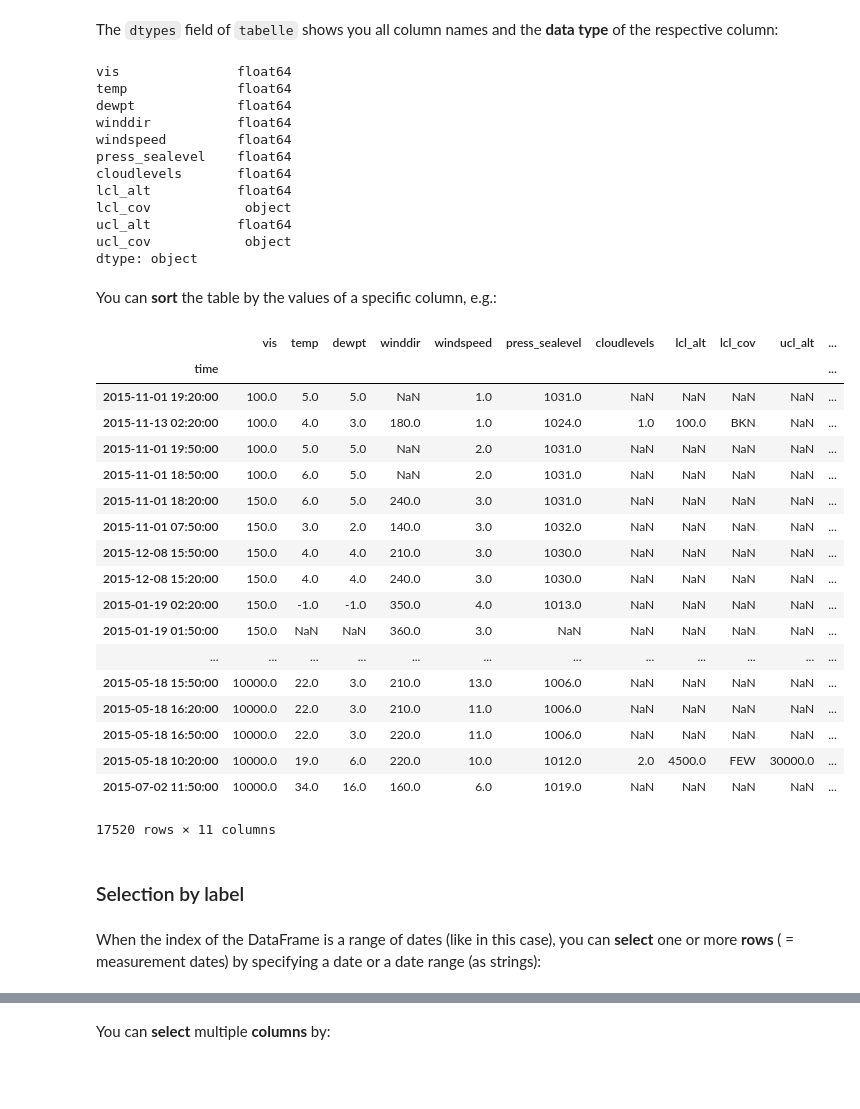
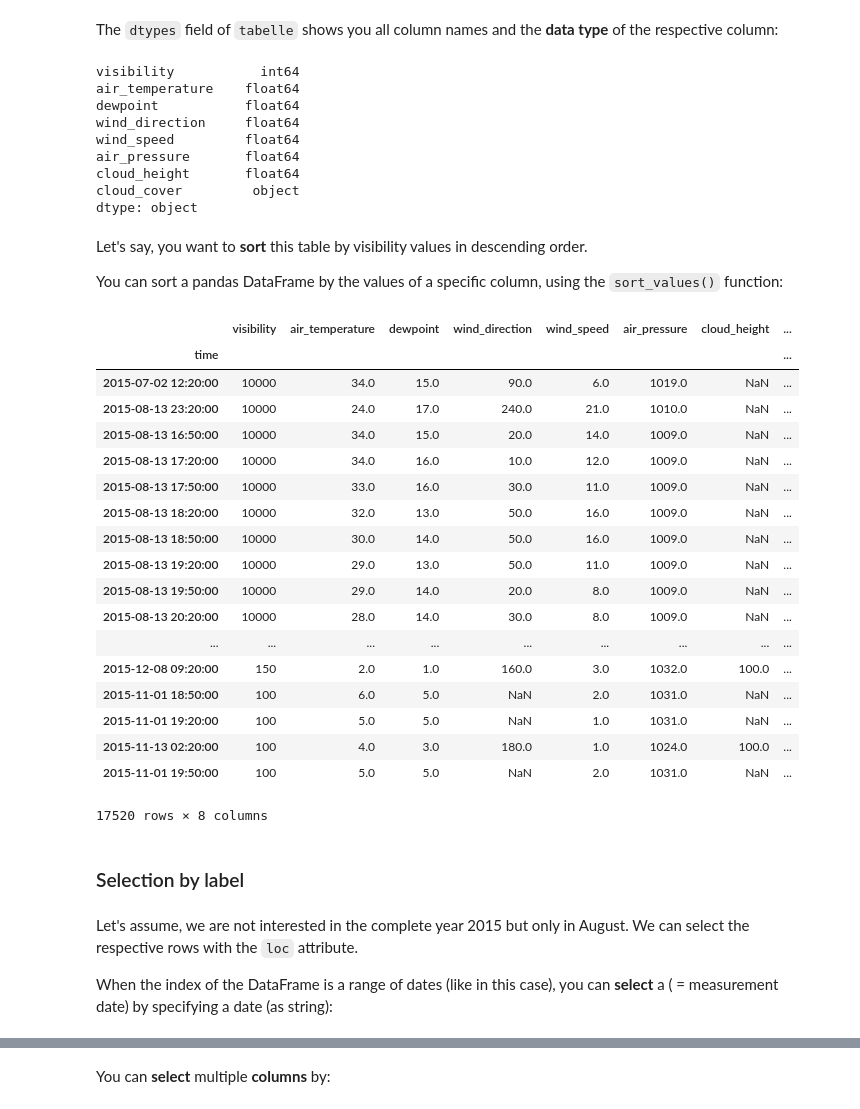
Before and after one commit to python-kurs/sommersemester_2019, a Jupyter notebook: content/units/S01E04.ipynb, the cells around one changed output, grey strips where cells are left out. Cells and saved outputs as stored; diff of their text form; code cells hidden in the pictures; blank space fills up the shorter version.

```diff
--- a/content/units/S01E04.ipynb
+++ b/content/units/S01E04.ipynb
@@ -16,5 +16,5 @@ Let's say we want to investigate the weather data recorded at the Frankfurt Inte
 First, we want to read the data:
 # %%
 import pandas as pd
-tabelle = pd.read_csv('../data/metar_frankfurt.csv',parse_dates=['time'],index_col="time")
+tabelle = pd.read_csv('../data/frankfurt_weather.csv',parse_dates=['time'],index_col="time",sep=",")
 # %% [markdown]
@@ -58,43 +64,44 @@ The `dtypes` field of `tabelle` shows you all column names and the **data type**
 # %%
 tabelle.dtypes
 # %% [output]
-vis               float64
-temp              float64
-dewpt             float64
-winddir           float64
-windspeed         float64
-press_sealevel    float64
-cloudlevels       float64
-lcl_alt           float64
-lcl_cov            object
-ucl_alt           float64
-ucl_cov            object
+visibility           int64
+air_temperature    float64
+dewpoint           float64
+wind_direction     float64
+wind_speed         float64
+air_pressure       float64
+cloud_height       float64
+cloud_cover         object
 dtype: object
-# %% [markdown]
-You can **sort** the table by the values of a specific column, e.g.:
+# %% [markdown]
+Let's say, you want to **sort** this table by visibility values in descending order.
+
+You can sort a pandas DataFrame by the values of a specific column, using the `sort_values()` function:
 # %%
-tabelle.sort_values(by='vis')
+tabelle.sort_values(by='visibility',ascending=False)
 # %% [output]
-|  | vis | temp | dewpt | winddir | windspeed | press_sealevel | cloudlevels | lcl_alt | lcl_cov | ucl_alt | ... |
-| time |  |  |  |  |  |  |  |  |  |  | ... |
-| 2015-11-01 19:20:00 | 100.0 | 5.0 | 5.0 | NaN | 1.0 | 1031.0 | NaN | NaN | NaN | NaN | ... |
-| 2015-11-13 02:20:00 | 100.0 | 4.0 | 3.0 | 180.0 | 1.0 | 1024.0 | 1.0 | 100.0 | BKN | NaN | ... |
-| 2015-11-01 19:50:00 | 100.0 | 5.0 | 5.0 | NaN | 2.0 | 1031.0 | NaN | NaN | NaN | NaN | ... |
-| 2015-11-01 18:50:00 | 100.0 | 6.0 | 5.0 | NaN | 2.0 | 1031.0 | NaN | NaN | NaN | NaN | ... |
-| 2015-11-01 18:20:00 | 150.0 | 6.0 | 5.0 | 240.0 | 3.0 | 1031.0 | NaN | NaN | NaN | NaN | ... |
-| 2015-11-01 07:50:00 | 150.0 | 3.0 | 2.0 | 140.0 | 3.0 | 1032.0 | NaN | NaN | NaN | NaN | ... |
-| 2015-12-08 15:50:00 | 150.0 | 4.0 | 4.0 | 210.0 | 3.0 | 1030.0 | NaN | NaN | NaN | NaN | ... |
-| 2015-12-08 15:20:00 | 150.0 | 4.0 | 4.0 | 240.0 | 3.0 | 1030.0 | NaN | NaN | NaN | NaN | ... |
-| 2015-01-19 02:20:00 | 150.0 | -1.0 | -1.0 | 350.0 | 4.0 | 1013.0 | NaN | NaN | NaN | NaN | ... |
-| 2015-01-19 01:50:00 | 150.0 | NaN | NaN | 360.0 | 3.0 | NaN | NaN | NaN | NaN | NaN | ... |
-| ... | ... | ... | ... | ... | ... | ... | ... | ... | ... | ... | ... |
-| 2015-05-18 15:50:00 | 10000.0 | 22.0 | 3.0 | 210.0 | 13.0 | 1006.0 | NaN | NaN | NaN | NaN | ... |
-| 2015-05-18 16:20:00 | 10000.0 | 22.0 | 3.0 | 210.0 | 11.0 | 1006.0 | NaN | NaN | NaN | NaN | ... |
-| 2015-05-18 16:50:00 | 10000.0 | 22.0 | 3.0 | 220.0 | 11.0 | 1006.0 | NaN | NaN | NaN | NaN | ... |
-| 2015-05-18 10:20:00 | 10000.0 | 19.0 | 6.0 | 220.0 | 10.0 | 1012.0 | 2.0 | 4500.0 | FEW | 30000.0 | ... |
-| 2015-07-02 11:50:00 | 10000.0 | 34.0 | 16.0 | 160.0 | 6.0 | 1019.0 | NaN | NaN | NaN | NaN | ... |
+|  | visibility | air_temperature | dewpoint | wind_direction | wind_speed | air_pressure | cloud_height | ... |
+| time |  |  |  |  |  |  |  | ... |
+| 2015-07-02 12:20:00 | 10000 | 34.0 | 15.0 | 90.0 | 6.0 | 1019.0 | NaN | ... |
+| 2015-08-13 23:20:00 | 10000 | 24.0 | 17.0 | 240.0 | 21.0 | 1010.0 | NaN | ... |
+| 2015-08-13 16:50:00 | 10000 | 34.0 | 15.0 | 20.0 | 14.0 | 1009.0 | NaN | ... |
+| 2015-08-13 17:20:00 | 10000 | 34.0 | 16.0 | 10.0 | 12.0 | 1009.0 | NaN | ... |
+| 2015-08-13 17:50:00 | 10000 | 33.0 | 16.0 | 30.0 | 11.0 | 1009.0 | NaN | ... |
+| 2015-08-13 18:20:00 | 10000 | 32.0 | 13.0 | 50.0 | 16.0 | 1009.0 | NaN | ... |
+| 2015-08-13 18:50:00 | 10000 | 30.0 | 14.0 | 50.0 | 16.0 | 1009.0 | NaN | ... |
+| 2015-08-13 19:20:00 | 10000 | 29.0 | 13.0 | 50.0 | 11.0 | 1009.0 | NaN | ... |
+| 2015-08-13 19:50:00 | 10000 | 29.0 | 14.0 | 20.0 | 8.0 | 1009.0 | NaN | ... |
+| 2015-08-13 20:20:00 | 10000 | 28.0 | 14.0 | 30.0 | 8.0 | 1009.0 | NaN | ... |
+| ... | ... | ... | ... | ... | ... | ... | ... | ... |
+| 2015-12-08 09:20:00 | 150 | 2.0 | 1.0 | 160.0 | 3.0 | 1032.0 | 100.0 | ... |
+| 2015-11-01 18:50:00 | 100 | 6.0 | 5.0 | NaN | 2.0 | 1031.0 | NaN | ... |
+| 2015-11-01 19:20:00 | 100 | 5.0 | 5.0 | NaN | 1.0 | 1031.0 | NaN | ... |
+| 2015-11-13 02:20:00 | 100 | 4.0 | 3.0 | 180.0 | 1.0 | 1024.0 | 100.0 | ... |
+| 2015-11-01 19:50:00 | 100 | 5.0 | 5.0 | NaN | 2.0 | 1031.0 | NaN | ... |
-17520 rows × 11 columns
+17520 rows × 8 columns
 # %% [markdown]
 ### Selection by label
 # %% [markdown]
-When the index of the DataFrame is a range of dates (like in this case), you can **select** one or more **rows** ( = measurement dates) by specifying a date or a date range (as strings):
+Let's assume, we are not interested in the complete year 2015 but only in August. We can select the respective rows with the `loc` attribute.
+
+When the index of the DataFrame is a range of dates (like in this case), you can **select** a ( = measurement date) by specifying a date (as string):
```
Also changed, not shown: parts of 62 cells of this notebook, 8 other files.
